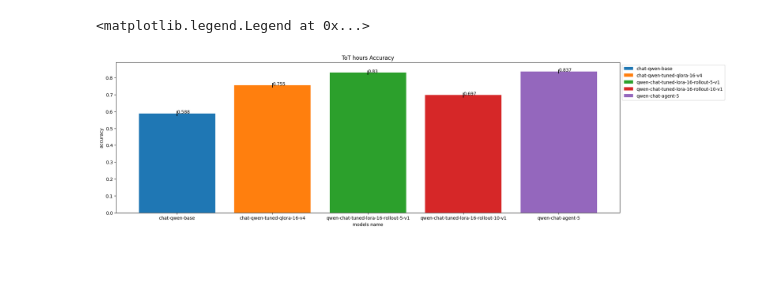
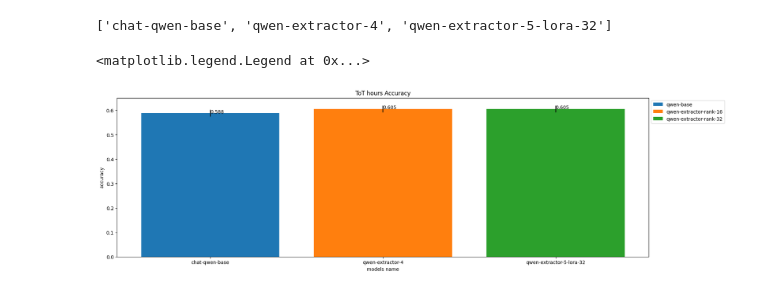
Before and after one commit to Rdm-Nico/SitiBTAgent, a Jupyter notebook: visualization/test_lora_rank.ipynb, the cells around one changed output. Drawn from its saved outputs; the diff is of its cells as text; code cells hidden in the pictures; blank space fills up the shorter version.

Commit message:
adding more visual data and update tot results

```diff
--- a/visualization/test_lora_rank.ipynb
+++ b/visualization/test_lora_rank.ipynb
@@ -7,6 +7,7 @@ import matplotlib.pyplot as plt
 import matplotlib.cm as cm
 import ast
 # %%
-RESULT_TOT="../data/training_dataset/results/results_combined.csv"
+RESULT_TOT="../data/training_dataset/results/results_combined_new_model_name.csv"
 colors = cm.tab10.colors
 df = pd.read_csv(RESULT_TOT)
+df['model'].unique()
@@ -13,31 +30,34 @@ df = pd.read_csv(RESULT_TOT)
 # %%
-target ='base|v4|rollout|agent'
+target ='base|v4|qwen-extractor-5-lora-32|qwen-extractor-4'
 models = list(df[df['model'].str.contains(target)]['model'].unique())
-#labels = ['qwen-base','qwen-chat-rollout-8', 'qwen-chat-rollout-5', 'qwen-chat-rollout-10']
+labels = ['qwen-base','qwen-extractor-rank-16', 'qwen-extractor-rank-32']
+models
+# %% [output]
+['chat-qwen-base', 'qwen-extractor-4', 'qwen-extractor-5-lora-32']
 # %%
 def add_labels(labels, vals):
     for i in range(len(labels)):
         plt.text(i,vals[i], vals[i])
 
 media_group = []
 CI_group = []
 
 
 for model in models:
     acc_media = round(df.loc[(df['model'] == model)  ]['tot_acc'].mean(),3)
     n = len(df)
     # intervallo di confidenza al 99 %
     CI = 2.576 * np.sqrt(acc_media * (1- acc_media) / n)
     media_group.append(acc_media)
     CI_group.append(CI)
 
 plt.figure(figsize=(20,6))
-plt.bar(models, media_group, yerr=CI_group, color=colors , label=models)
+plt.bar(models, media_group, yerr=CI_group, color=colors , label=labels)
 add_labels(models,media_group)
 plt.title("ToT hours Accuracy")
 plt.xlabel("models name")
 plt.ylabel("accuracy")
 plt.legend(loc="upper left", bbox_to_anchor=(1, 1))
 # %% [output]
 <matplotlib.legend.Legend at 0x...>
-[figure, old version]
+[figure, new version]
```
Also changed, not shown: parts of 6 cells of this notebook, 6 other files.
